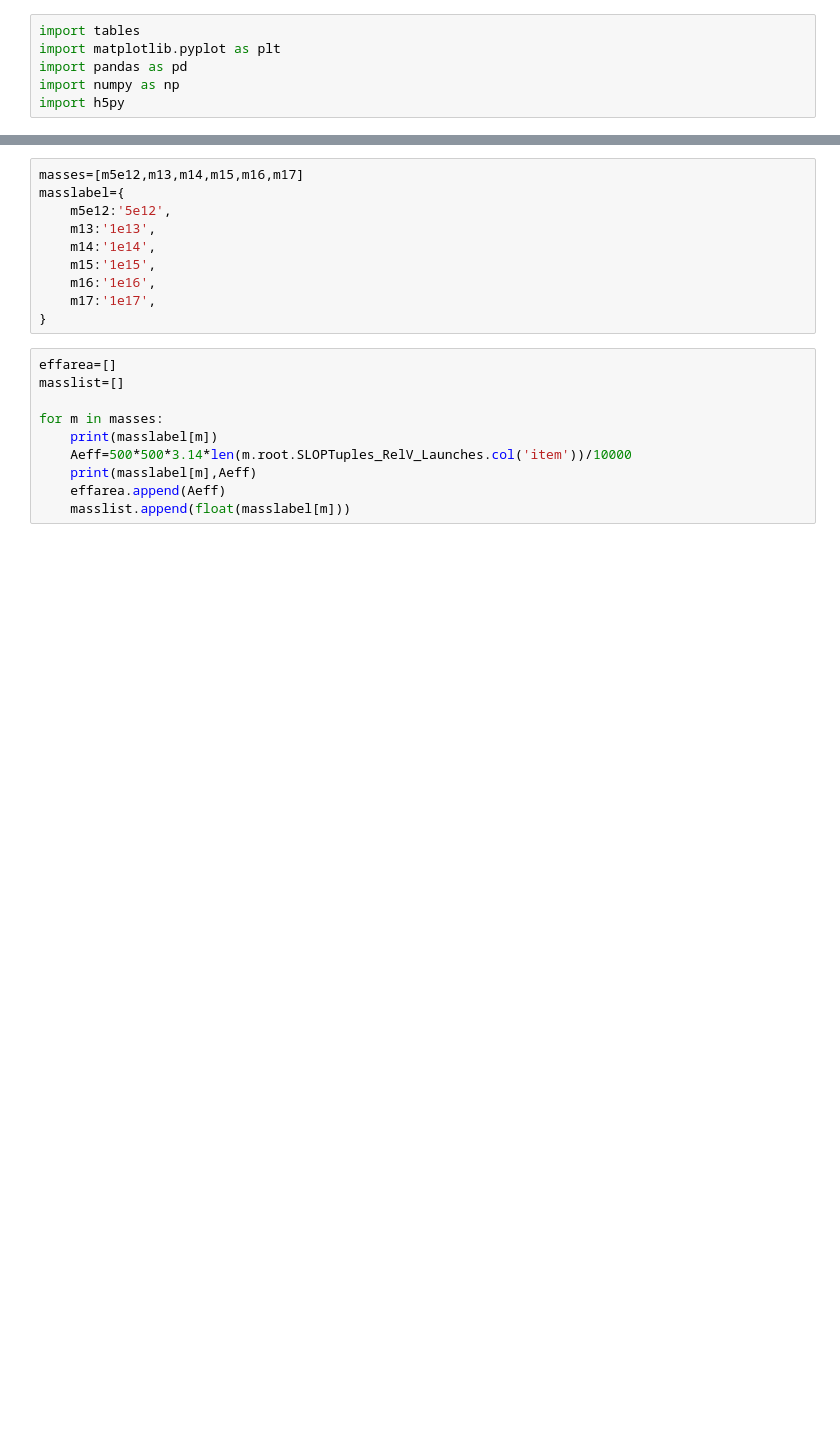
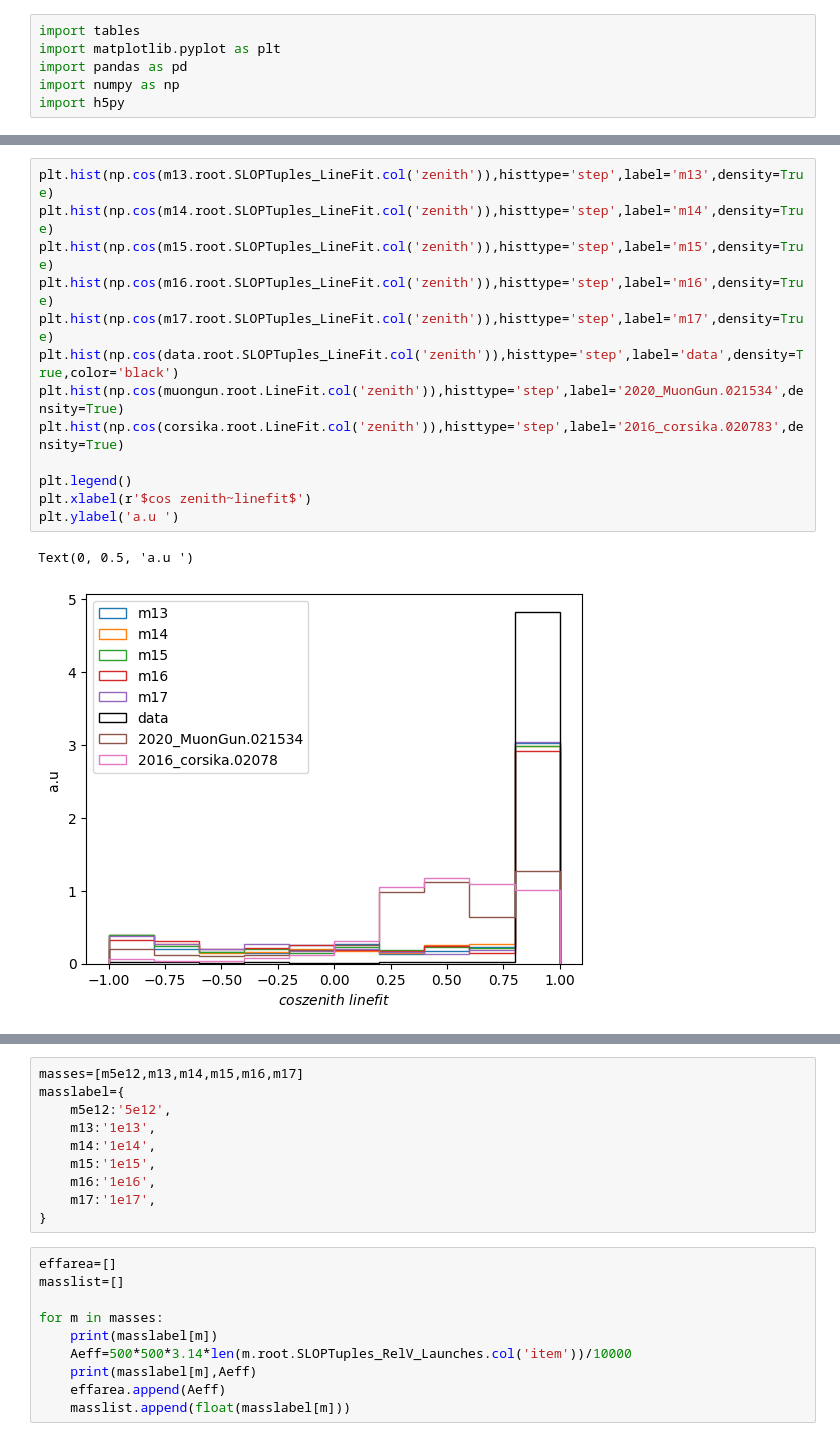
Before and after one commit to hhamdaou/nuclearite_analysis, a Jupyter notebook: plots/plots_Level2.ipynb, the cells around one changed output, grey strips where cells are left out. Drawn from its saved outputs; the diff is of its cells as text; blank space fills up the shorter version.

```diff
--- a/plots/plots_Level2.ipynb
+++ b/plots/plots_Level2.ipynb
@@ -54,0 +130,16 @@ corsika=tables.open_file('/data/user/hhamdaoui/MC_nuclearites/h5/corsikaLevel2_I
+# %%
+plt.hist(np.cos(m13.root.SLOPTuples_LineFit.col('zenith')),histtype='step',label='m13',density=True)
+plt.hist(np.cos(m14.root.SLOPTuples_LineFit.col('zenith')),histtype='step',label='m14',density=True)
+plt.hist(np.cos(m15.root.SLOPTuples_LineFit.col('zenith')),histtype='step',label='m15',density=True)
+plt.hist(np.cos(m16.root.SLOPTuples_LineFit.col('zenith')),histtype='step',label='m16',density=True)
+plt.hist(np.cos(m17.root.SLOPTuples_LineFit.col('zenith')),histtype='step',label='m17',density=True)
+plt.hist(np.cos(data.root.SLOPTuples_LineFit.col('zenith')),histtype='step',label='data',density=True,color='black')
+plt.hist(np.cos(muongun.root.LineFit.col('zenith')),histtype='step',label='2020_MuonGun.021534',density=True)
+plt.hist(np.cos(corsika.root.LineFit.col('zenith')),histtype='step',label='2016_corsika.020783',density=True)
+
+plt.legend()
+plt.xlabel(r'$cos zenith~linefit$')
+plt.ylabel('a.u ')
+# %% [output]
+Text(0, 0.5, 'a.u ')
+[figure, added]
```
Also changed, not shown: parts of 33 cells of this notebook, 36 other files.
